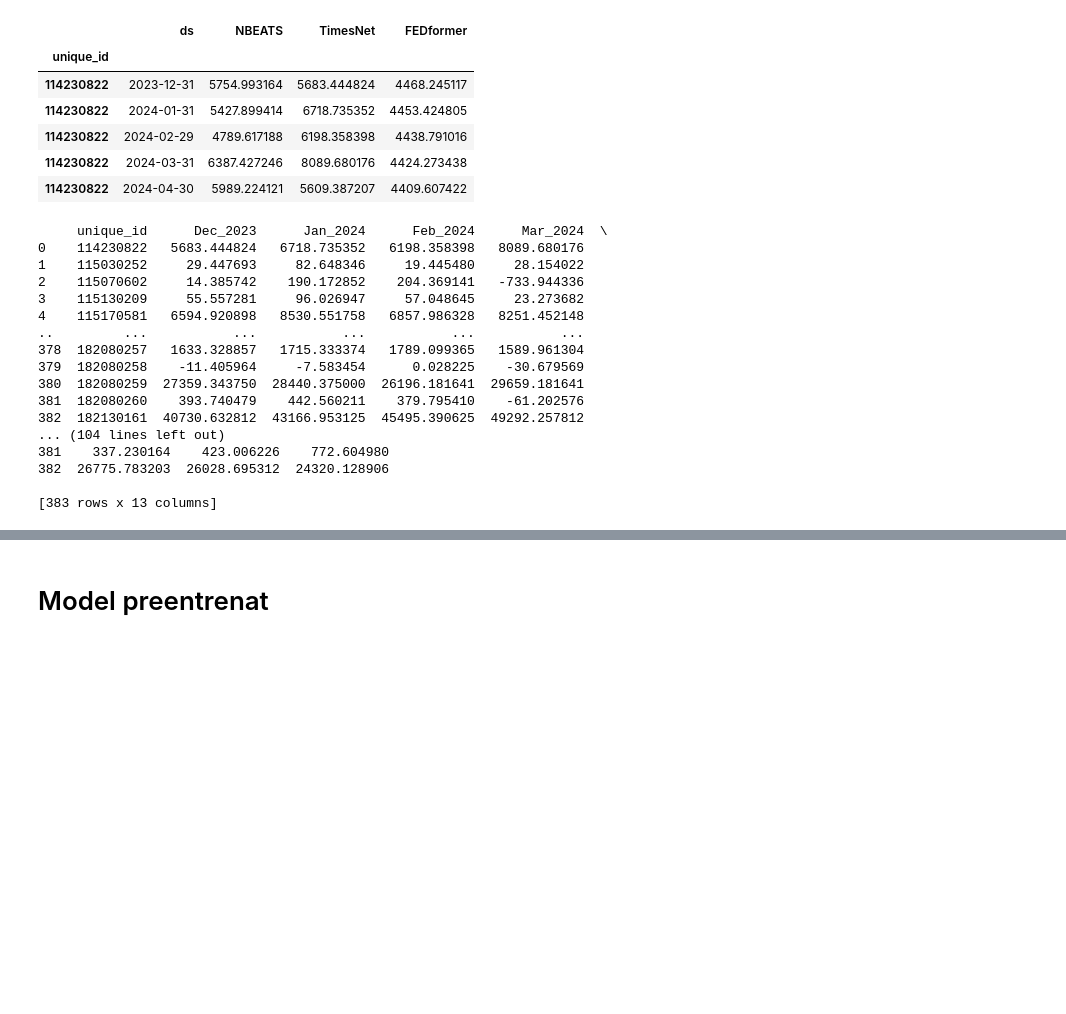
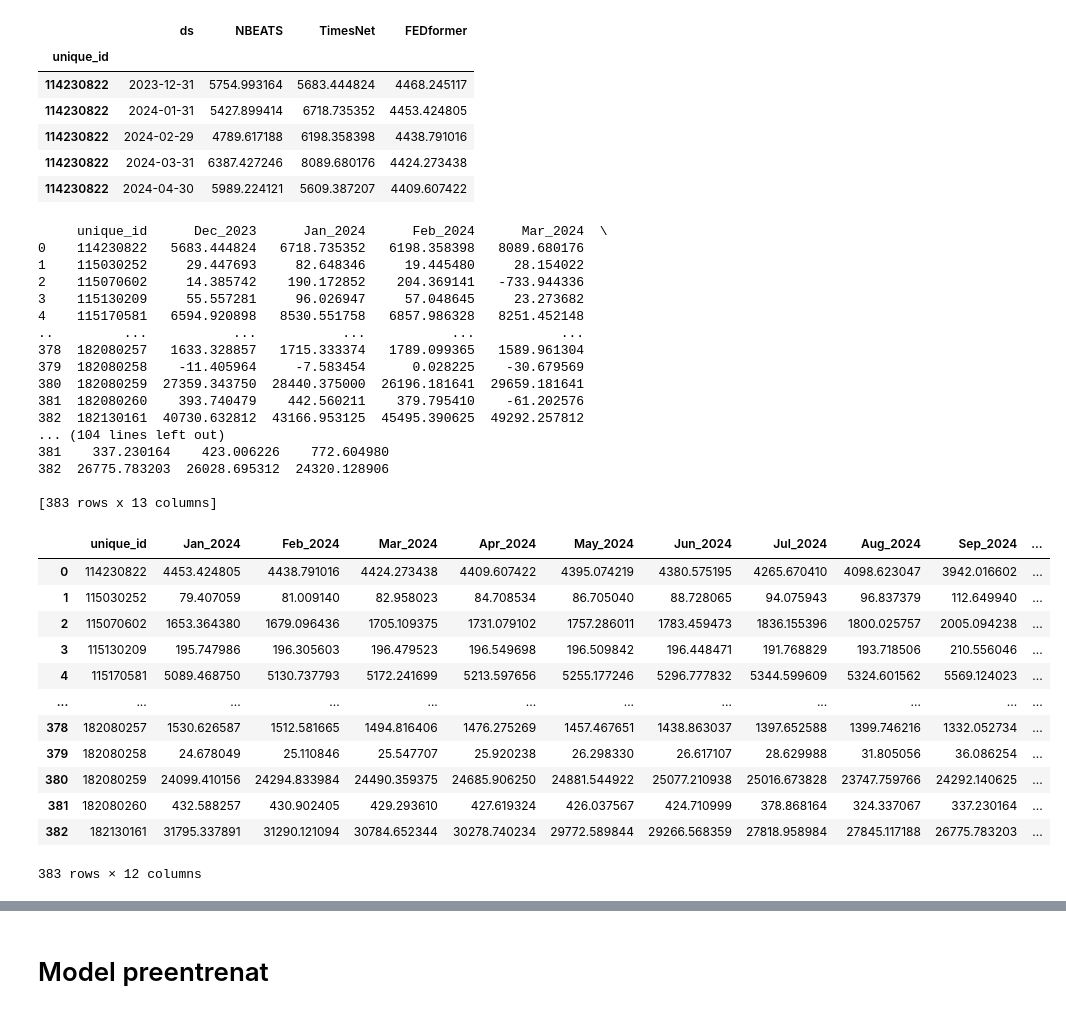
Before and after one commit to caiselvas/challenge-auditoria, a Jupyter notebook: monthly_ts/neural_forecast.ipynb, the cells around one changed output, grey strips where cells are left out. Saved outputs shown, nothing was run; the diff lists cells and outputs as text; code cells hidden in the pictures; blank space fills up the shorter version.

```diff
--- a/monthly_ts/neural_forecast.ipynb
+++ b/monthly_ts/neural_forecast.ipynb
@@ -176,31 +171,46 @@ def save_result(new_df, name):
     print(df_pivot)
 
     df_pivot = df_pivot.drop(["Dec_2023"], axis=1)
     forecasts = df_pivot.set_index('unique_id').T.to_dict(orient='list')
     import json
     new_forecasts = {key: list(value) for key, value in forecasts.items()}
     # Saving the dictionary to a JSON file
     with open(f"../forecast/{name}.json", "w") as json_file:
         json.dump(new_forecasts, json_file)
 
-save_result(new_df, 'TimesNet')
+    return df_pivot
+
+times_net_df =save_result(new_df, 'TimesNet')
 save_result(new_df, 'NBEATS')
 save_result(new_df, 'FEDformer')
 # %% [output]
      unique_id      Dec_2023      Jan_2024      Feb_2024      Mar_2024  \
 0    114230822   5683.444824   6718.735352   6198.358398   8089.680176
 1    115030252     29.447693     82.648346     19.445480     28.154022
 2    115070602     14.385742    190.172852    204.369141   -733.944336
 3    115130209     55.557281     96.026947     57.048645     23.273682
 4    115170581   6594.920898   8530.551758   6857.986328   8251.452148
 ..         ...           ...           ...           ...           ...
 378  182080257   1633.328857   1715.333374   1789.099365   1589.961304
 379  182080258    -11.405964     -7.583454      0.028225    -30.679569
 380  182080259  27359.343750  28440.375000  26196.181641  29659.181641
 381  182080260    393.740479    442.560211    379.795410    -61.202576
 382  182130161  40730.632812  43166.953125  45495.390625  49292.257812
 ... (104 lines left out)
 381    337.230164    423.006226    772.604980
 382  26775.783203  26028.695312  24320.128906
 
 [383 rows x 13 columns]
+|  | unique_id | Jan_2024 | Feb_2024 | Mar_2024 | Apr_2024 | May_2024 | Jun_2024 | Jul_2024 | Aug_2024 | Sep_2024 | ... |
+| 0 | 114230822 | 4453.424805 | 4438.791016 | 4424.273438 | 4409.607422 | 4395.074219 | 4380.575195 | 4265.670410 | 4098.623047 | 3942.016602 | ... |
+| 1 | 115030252 | 79.407059 | 81.009140 | 82.958023 | 84.708534 | 86.705040 | 88.728065 | 94.075943 | 96.837379 | 112.649940 | ... |
+| 2 | 115070602 | 1653.364380 | 1679.096436 | 1705.109375 | 1731.079102 | 1757.286011 | 1783.459473 | 1836.155396 | 1800.025757 | 2005.094238 | ... |
+| 3 | 115130209 | 195.747986 | 196.305603 | 196.479523 | 196.549698 | 196.509842 | 196.448471 | 191.768829 | 193.718506 | 210.556046 | ... |
+| 4 | 115170581 | 5089.468750 | 5130.737793 | 5172.241699 | 5213.597656 | 5255.177246 | 5296.777832 | 5344.599609 | 5324.601562 | 5569.124023 | ... |
+| ... | ... | ... | ... | ... | ... | ... | ... | ... | ... | ... | ... |
+| 378 | 182080257 | 1530.626587 | 1512.581665 | 1494.816406 | 1476.275269 | 1457.467651 | 1438.863037 | 1397.652588 | 1399.746216 | 1332.052734 | ... |
+| 379 | 182080258 | 24.678049 | 25.110846 | 25.547707 | 25.920238 | 26.298330 | 26.617107 | 28.629988 | 31.805056 | 36.086254 | ... |
+| 380 | 182080259 | 24099.410156 | 24294.833984 | 24490.359375 | 24685.906250 | 24881.544922 | 25077.210938 | 25016.673828 | 23747.759766 | 24292.140625 | ... |
+| 381 | 182080260 | 432.588257 | 430.902405 | 429.293610 | 427.619324 | 426.037567 | 424.710999 | 378.868164 | 324.337067 | 337.230164 | ... |
+| 382 | 182130161 | 31795.337891 | 31290.121094 | 30784.652344 | 30278.740234 | 29772.589844 | 29266.568359 | 27818.958984 | 27845.117188 | 26775.783203 | ... |
+383 rows × 12 columns
```
Also changed, not shown: parts of 4 cells of this notebook.
